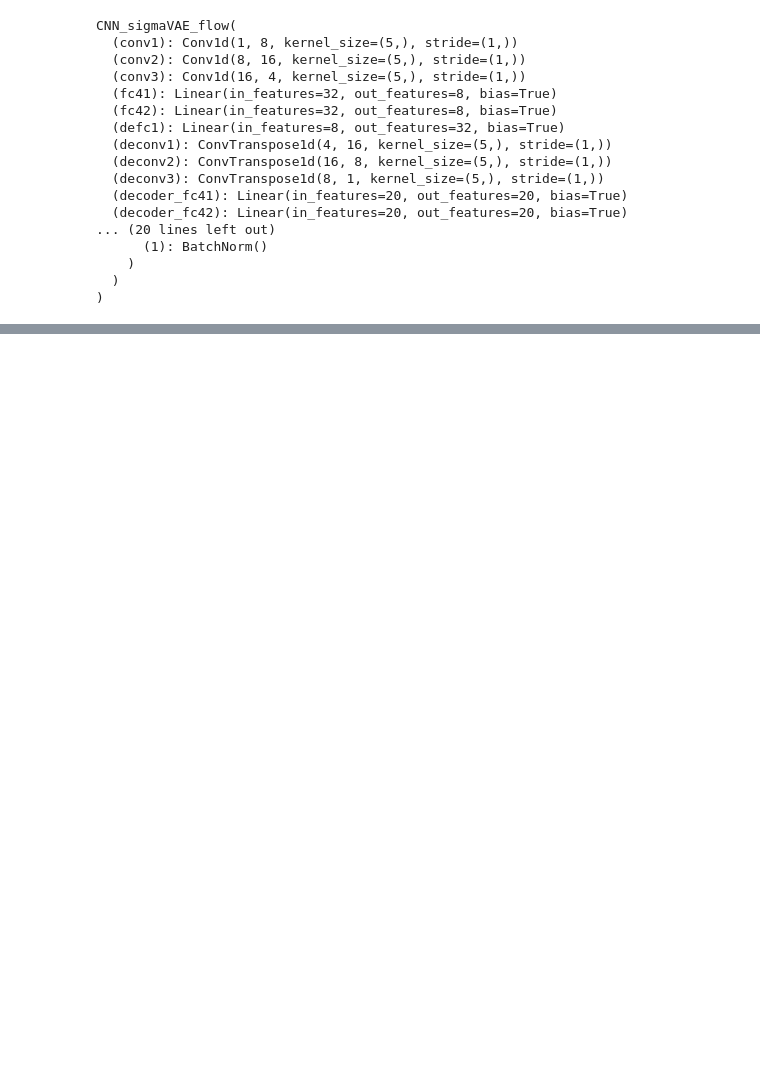
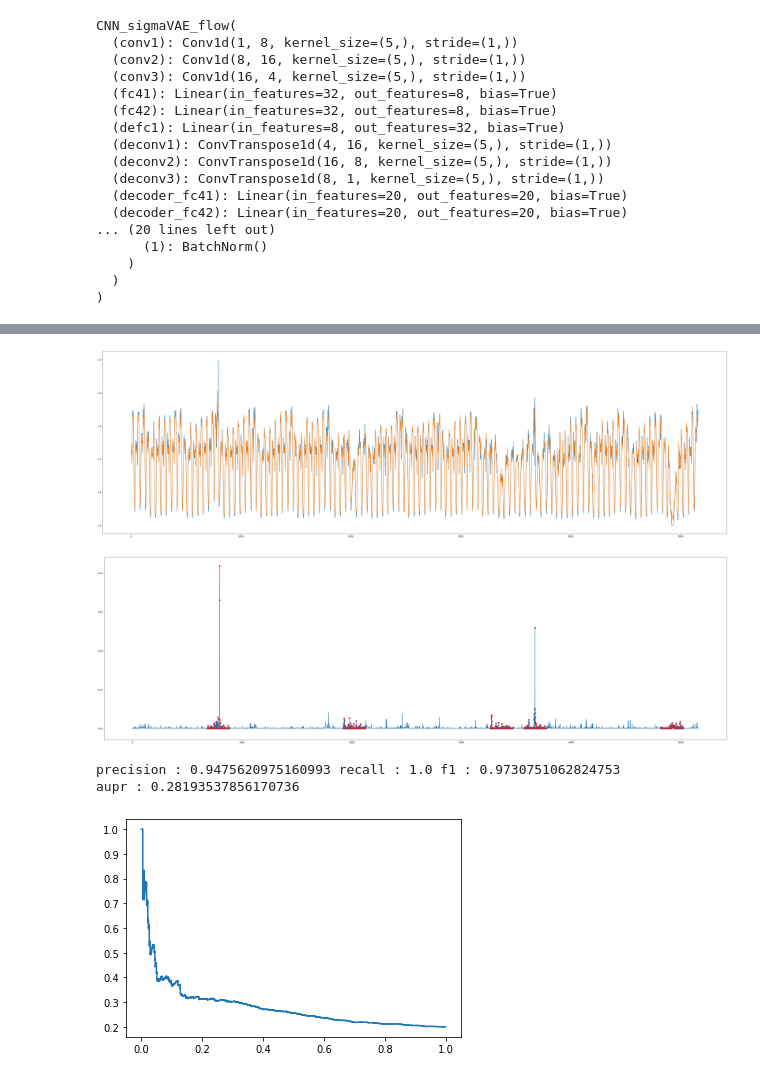
Before and after one commit to raimishah/vaeflows, a Jupyter notebook: 1d-flows/vae with MAF or RealNVP flow.ipynb, the cells around one changed output, grey strips where cells are left out. Cells and saved outputs as stored; diff of their text form; code cells hidden in the pictures; blank space fills up the shorter version.

Commit message:
flow code collapsed and utils update

```diff
--- a/1d-flows/vae with MAF or RealNVP flow.ipynb
+++ b/1d-flows/vae with MAF or RealNVP flow.ipynb
@@ -308,0 +200,8 @@ aupr : 0.26709571516507713
+# %%
+evaluation_utils.VAE_test_evaluation(model, X_test_tensor, X_test_data, X_train_data, anomaly_idxs)
+# %% [output]
+[figure, added]
+[figure, added]
+precision : 0.9475620975160993 recall : 1.0 f1 : 0.9730751062824753
+aupr : 0.28193537856170736
+[figure, added]
```
Also changed, not shown: parts of 6 cells of this notebook, 2 other files.
